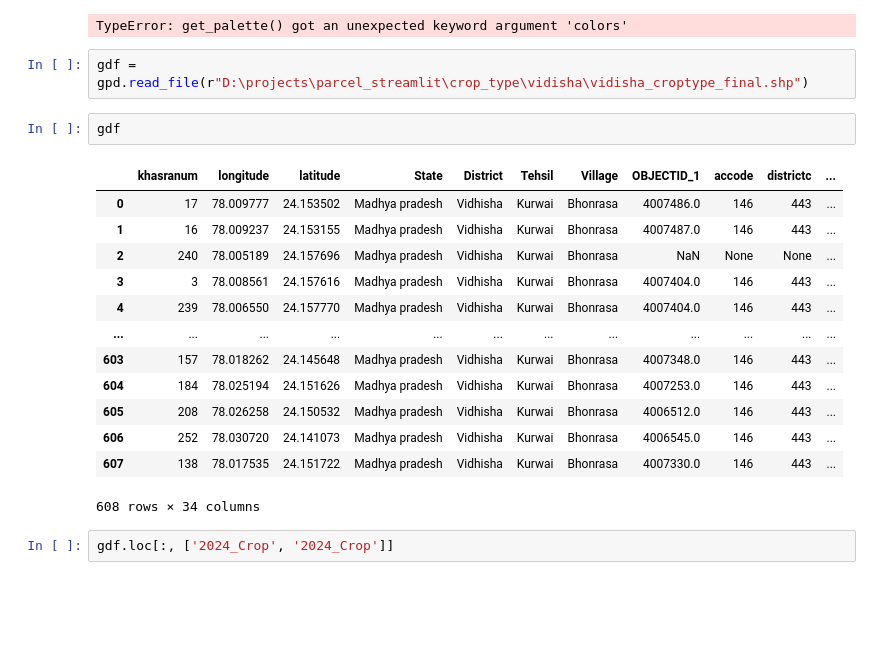
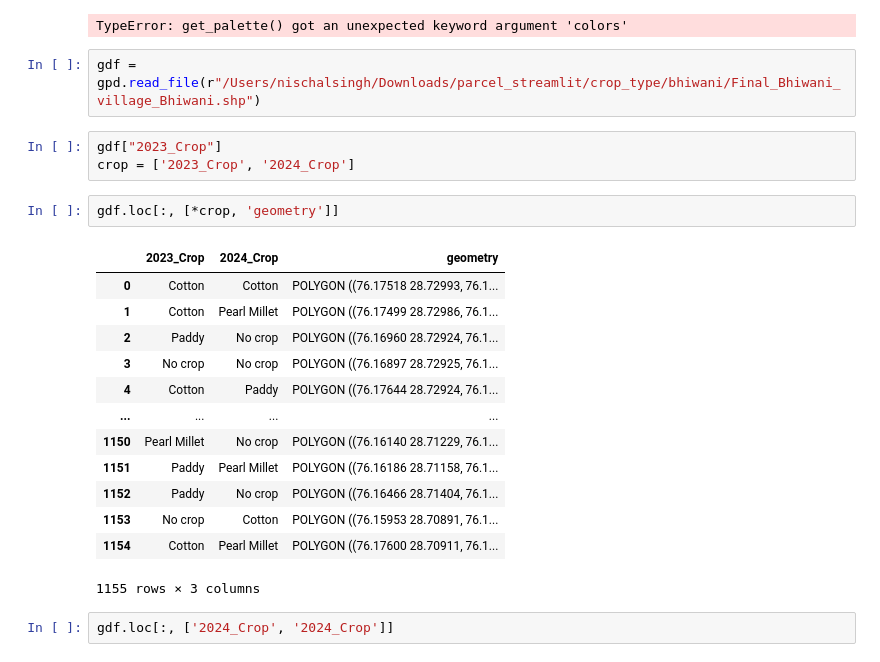
Before and after one commit to davnish/parcel_streamlit, a Jupyter notebook: Untitled.ipynb, the cells around one changed output. Cells and saved outputs as stored; diff of their text form; blank space fills up the shorter version.

```diff
--- a/Untitled.ipynb
+++ b/Untitled.ipynb
@@ -18,23 +18,26 @@ cm.get_palette(colors = ["red", "green", "blue"], n_class=10)
 # %% [output]
 TypeError: get_palette() got an unexpected keyword argument 'colors'
 # %%
-gdf = gpd.read_file(r"D:\projects\parcel_streamlit\crop_type\vidisha\vidisha_croptype_final.shp")
+gdf = gpd.read_file(r"/Users/nischalsingh/Downloads/parcel_streamlit/crop_type/bhiwani/Final_Bhiwani_village_Bhiwani.shp")
 # %%
-gdf
+gdf["2023_Crop"]
+crop = ['2023_Crop', '2024_Crop']
-# %% [output]
-|  | khasranum | longitude | latitude | State | District | Tehsil | Village | OBJECTID_1 | accode | districtc | ... |
-| 0 | 17 | 78.009777 | 24.153502 | Madhya pradesh | Vidhisha | Kurwai | Bhonrasa | 4007486.0 | 146 | 443 | ... |
-| 1 | 16 | 78.009237 | 24.153155 | Madhya pradesh | Vidhisha | Kurwai | Bhonrasa | 4007487.0 | 146 | 443 | ... |
-| 2 | 240 | 78.005189 | 24.157696 | Madhya pradesh | Vidhisha | Kurwai | Bhonrasa | NaN | None | None | ... |
-| 3 | 3 | 78.008561 | 24.157616 | Madhya pradesh | Vidhisha | Kurwai | Bhonrasa | 4007404.0 | 146 | 443 | ... |
-| 4 | 239 | 78.006550 | 24.157770 | Madhya pradesh | Vidhisha | Kurwai | Bhonrasa | 4007404.0 | 146 | 443 | ... |
-| ... | ... | ... | ... | ... | ... | ... | ... | ... | ... | ... | ... |
-| 603 | 157 | 78.018262 | 24.145648 | Madhya pradesh | Vidhisha | Kurwai | Bhonrasa | 4007348.0 | 146 | 443 | ... |
-| 604 | 184 | 78.025194 | 24.151626 | Madhya pradesh | Vidhisha | Kurwai | Bhonrasa | 4007253.0 | 146 | 443 | ... |
-| 605 | 208 | 78.026258 | 24.150532 | Madhya pradesh | Vidhisha | Kurwai | Bhonrasa | 4006512.0 | 146 | 443 | ... |
-| 606 | 252 | 78.030720 | 24.141073 | Madhya pradesh | Vidhisha | Kurwai | Bhonrasa | 4006545.0 | 146 | 443 | ... |
-| 607 | 138 | 78.017535 | 24.151722 | Madhya pradesh | Vidhisha | Kurwai | Bhonrasa | 4007330.0 | 146 | 443 | ... |
-608 rows × 34 columns
+# %%
+gdf.loc[:, [*crop, 'geometry']]
+# %% [output]
+|  | 2023_Crop | 2024_Crop | geometry |
+| 0 | Cotton | Cotton | POLYGON ((76.17518 28.72993, 76.1... |
+| 1 | Cotton | Pearl Millet | POLYGON ((76.17499 28.72986, 76.1... |
+| 2 | Paddy | No crop | POLYGON ((76.16960 28.72924, 76.1... |
+| 3 | No crop | No crop | POLYGON ((76.16897 28.72925, 76.1... |
+| 4 | Cotton | Paddy | POLYGON ((76.17644 28.72924, 76.1... |
+| ... | ... | ... | ... |
+| 1150 | Pearl Millet | No crop | POLYGON ((76.16140 28.71229, 76.1... |
+| 1151 | Paddy | Pearl Millet | POLYGON ((76.16186 28.71158, 76.1... |
+| 1152 | Paddy | No crop | POLYGON ((76.16466 28.71404, 76.1... |
+| 1153 | No crop | Cotton | POLYGON ((76.15953 28.70891, 76.1... |
+| 1154 | Cotton | Pearl Millet | POLYGON ((76.17600 28.70911, 76.1... |
+1155 rows × 3 columns
 # %%
 gdf.loc[:, ['2024_Crop', '2024_Crop']]
 # %% [output]
```
Also changed, not shown: 8 other files.
